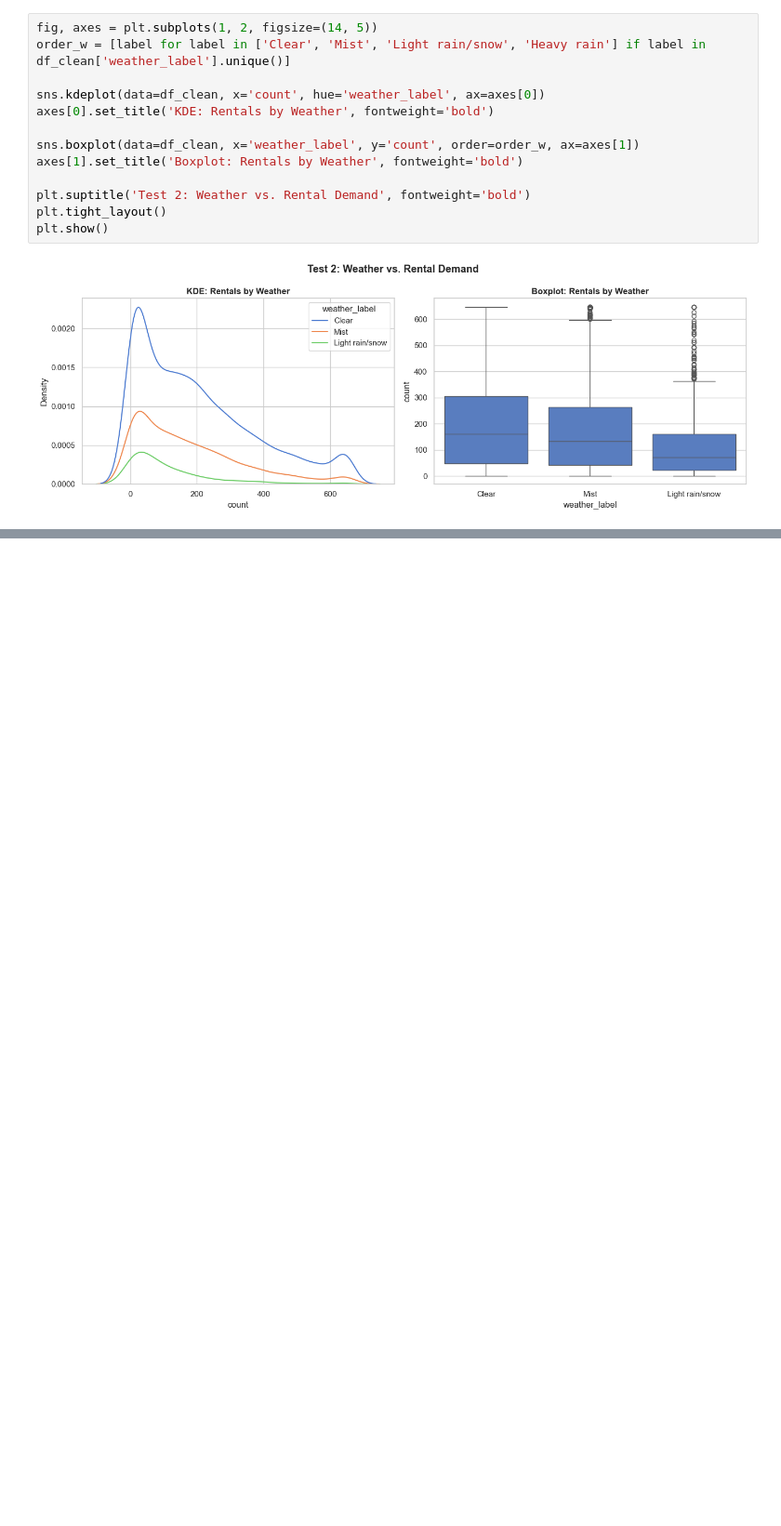
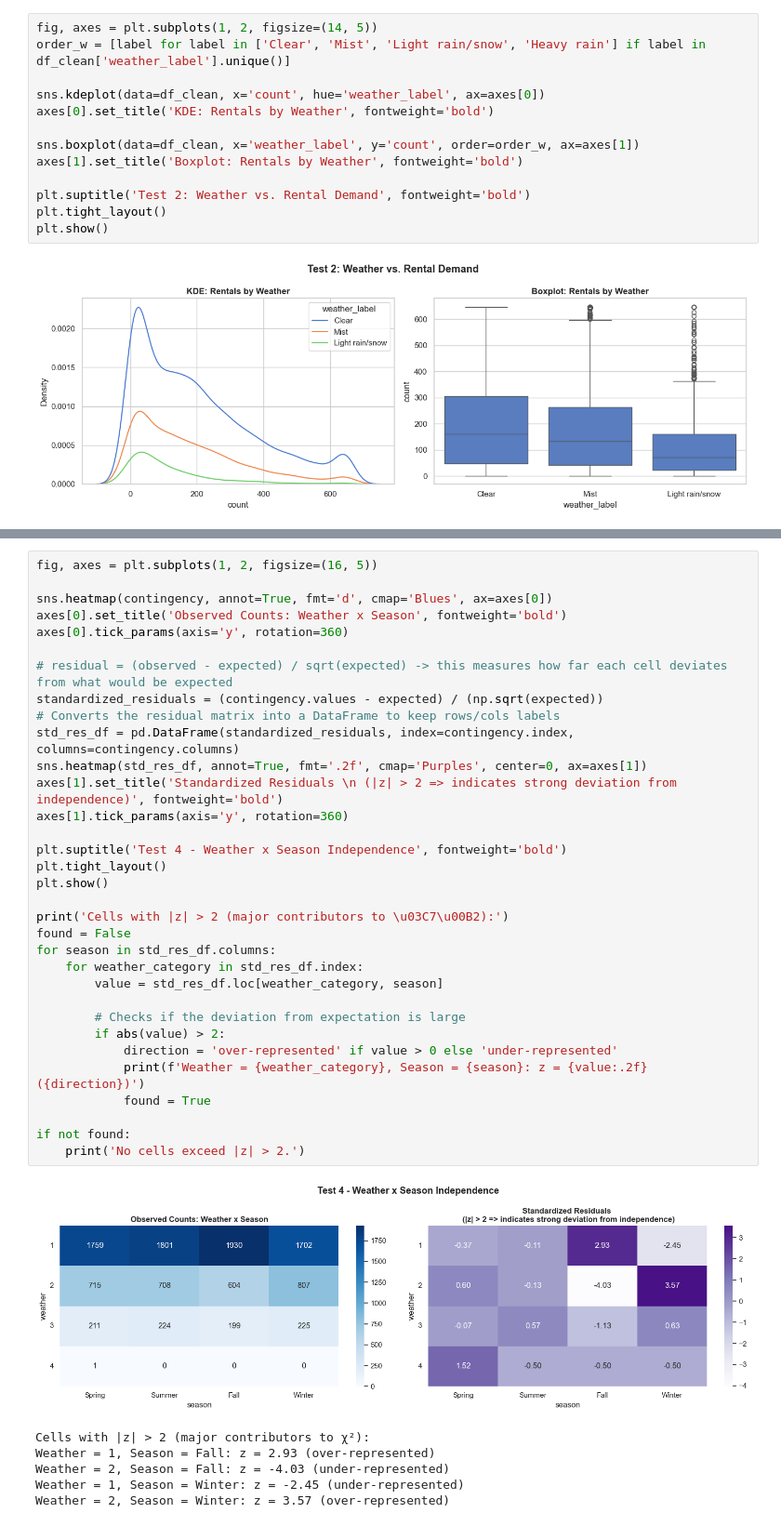
Before and after one commit to lozeva/yulu-bike-demand-analysis, a Jupyter notebook: yulu_bike_demand_analysis.ipynb, the cells around one changed output, grey strips where cells are left out. Shown at 93% size. Cells and saved outputs as stored; diff of their text form; blank space fills up the shorter version.

```diff
--- a/yulu_bike_demand_analysis.ipynb
+++ b/yulu_bike_demand_analysis.ipynb
@@ -823,0 +991,40 @@ plt.show()
+# %%
+fig, axes = plt.subplots(1, 2, figsize=(16, 5))
+
+sns.heatmap(contingency, annot=True, fmt='d', cmap='Blues', ax=axes[0])
+axes[0].set_title('Observed Counts: Weather x Season', fontweight='bold')
+axes[0].tick_params(axis='y', rotation=360)
+
+# residual = (observed - expected) / sqrt(expected) -> this measures how far each cell deviates from what would be expected
+standardized_residuals = (contingency.values - expected) / (np.sqrt(expected))
+# Converts the residual matrix into a DataFrame to keep rows/cols labels
+std_res_df = pd.DataFrame(standardized_residuals, index=contingency.index, columns=contingency.columns)
+sns.heatmap(std_res_df, annot=True, fmt='.2f', cmap='Purples', center=0, ax=axes[1])
+axes[1].set_title('Standardized Residuals \n (|z| > 2 => indicates strong deviation from independence)', fontweight='bold')
+axes[1].tick_params(axis='y', rotation=360)
+
+plt.suptitle('Test 4 - Weather x Season Independence', fontweight='bold')
+plt.tight_layout()
+plt.show()
+
+print('Cells with |z| > 2 (major contributors to \u03C7\u00B2):')
+found = False
+for season in std_res_df.columns:
+    for weather_category in std_res_df.index:
+        value = std_res_df.loc[weather_category, season]
+
+        # Checks if the deviation from expectation is large
+        if abs(value) > 2:
+            direction = 'over-represented' if value > 0 else 'under-represented'
+            print(f'Weather = {weather_category}, Season = {season}: z = {value:.2f} ({direction})')
+            found = True
+
+if not found:
+    print('No cells exceed |z| > 2.')
+# %% [output]
+[figure, added]
+Cells with |z| > 2 (major contributors to χ²):
+Weather = 1, Season = Fall: z = 2.93 (over-represented)
+Weather = 2, Season = Fall: z = -4.03 (under-represented)
+Weather = 1, Season = Winter: z = -2.45 (under-represented)
+Weather = 2, Season = Winter: z = 3.57 (over-represented)
```
Also changed, not shown: parts of 16 cells of this notebook.
